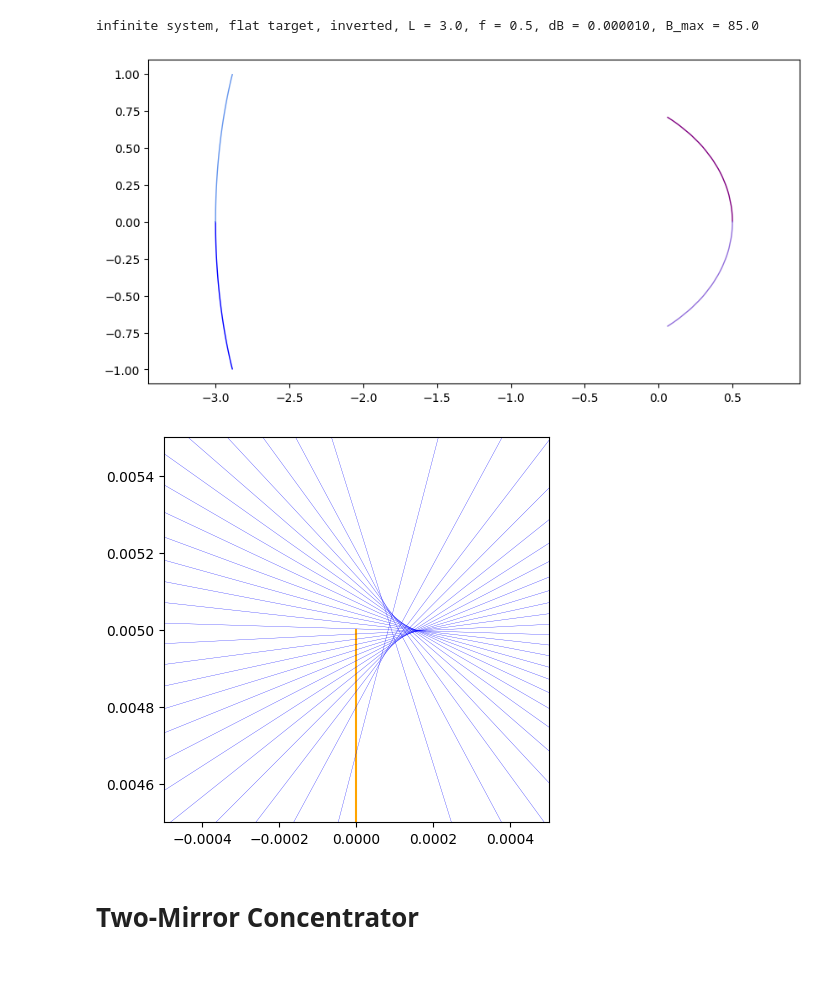
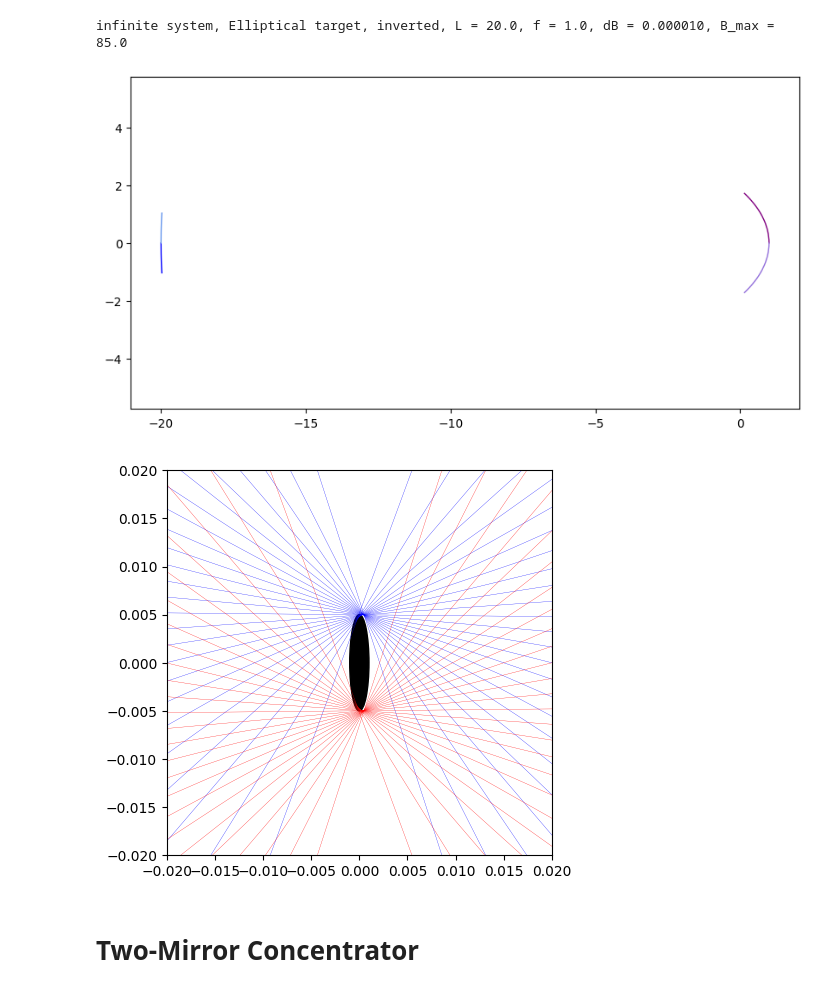
Before and after one commit to ssteinberg/solar_optical_concentrator, a Jupyter notebook: plotinf.ipynb, the cells around one changed output. Cells and saved outputs as stored; diff of their text form; code cells hidden in the pictures.

Commit message:
Adding in support for the ellipse target shape in the infinite system.

```diff
--- a/plotinf.ipynb
+++ b/plotinf.ipynb
@@ -5,14 +9,13 @@ import matplotlib
 matplotlib.rc('figure', figsize = (10, 5))
 # %%
-flat_target, inv, L, f, dB, B_max = np.loadtxt('datainf/input.csv', delimiter = ',')
+target_type, elliptical_target_x_radius, elliptical_target_y_radius, inv, L, f, dB, B_max = np.loadtxt('datainf/input.csv', delimiter = ',')
 mirror1a = np.loadtxt('datainf/mirror1a.csv', delimiter = ',')
 mirror1b = np.loadtxt('datainf/mirror1b.csv', delimiter = ',')
 mirror2a = np.loadtxt('datainf/mirror2a.csv', delimiter = ',')
 mirror2b = np.loadtxt('datainf/mirror2b.csv', delimiter = ',')
 
-target_text = "flat" if flat_target else "cylindrical"
 inverted_text = "inverted" if inv else "not inverted"
-print(f"infinite system, {target_text} target, {inverted_text}, L = {L}, f = {f}, dB = {dB :.6f}, B_max = {B_max}")
+print(f"infinite system, {get_target_type_name(target_type)} target, {inverted_text}, L = {L}, f = {f}, dB = {dB :.6f}, B_max = {B_max}")
 
 plt.plot(mirror1a[:, 0], mirror1a[:, 1], linewidth = 1, c = 'blue', label = 'mirror 1a')
 plt.plot(mirror1b[:, 0], mirror1b[:, 1], linewidth = 1, c = 'cornflowerblue', label = 'mirror 1b')
@@ -23,31 +26,48 @@ plt.axis('equal')
 # plt.legend()
 plt.show()
 # %% [output]
-infinite system, flat target, inverted, L = 3.0, f = 0.5, dB = 0.000010, B_max = 85.0
+infinite system, Elliptical target, inverted, L = 20.0, f = 1.0, dB = 0.000010, B_max = 85.0
-[figure, old version]
+[figure, new version]
 # %%
 extr1 = np.loadtxt('datainf/extrinf1.csv', delimiter = ',')
 extr2 = np.loadtxt('datainf/extrinf2.csv', delimiter = ',')
 
-plt.plot([0, 0], [-0.005, 0.005], c = 'orange')
+zoom_x = 0.02
+zoom_y = 0.02
+fig, ax = plt.subplots()
+
+match int(target_type):
+    case 0:
+        plt.plot([0, 0], [-0.005, 0.005], c = 'orange')
+    case 1:
+        circle = plt.Circle((0, 0), 0.005, color = 'orange')
+        ax.add_patch(circle)
+    case 2:
+        ellipse = Ellipse(
+            xy=(0, 0),
+            width=2*elliptical_target_x_radius,
+            height=2*elliptical_target_y_radius,
+            angle=0,
+            color = 'black'
+        )
+        ax.add_patch(ellipse)
+        zoom_x = max(0.02, ellipse.width * 2)
+        zoom_y = max(0.02, ellipse.height * 2)
 
 plt.plot(mirror1a[:, 0], mirror1a[:, 1], linewidth = 1, c = 'blue', label = 'mirror 1a')
 plt.plot(mirror1b[:, 0], mirror1b[:, 1], linewidth = 1, c = 'cornflowerblue', label = 'mirror 1b')
 plt.plot(mirror2a[:, 0], mirror2a[:, 1], linewidth = 1, c = 'purple', label = 'mirror 2a')
 plt.plot(mirror2b[:, 0], mirror2b[:, 1], linewidth = 1, c = 'mediumpurple', label = 'mirror 2b')
 
 for row in extr1: plt.plot([row[0], row[2]], [row[1], row[3]], linewidth = 0.2, c = 'blue')
 for row in extr2: plt.plot([row[0], row[2]], [row[1], row[3]], linewidth = 0.2, c = 'red')
 
 # plt.axis('equal')
 plt.axis('square')
-zoom = 0.01
-plt.axis([-zoom, zoom, -zoom, zoom])
-zoom = 0.0005
-plt.axis([-zoom, zoom, 0.005 - zoom, 0.005 + zoom])
+plt.axis((-zoom_x, zoom_x, -zoom_y, zoom_y))
 plt.show()
 # %% [output]
-[figure, old version]
+[figure, new version]
 # %% [markdown]
 # Two-Mirror Concentrator
 # %%
```
Also changed, not shown: parts of 2 cells of this notebook, 23 other files.
